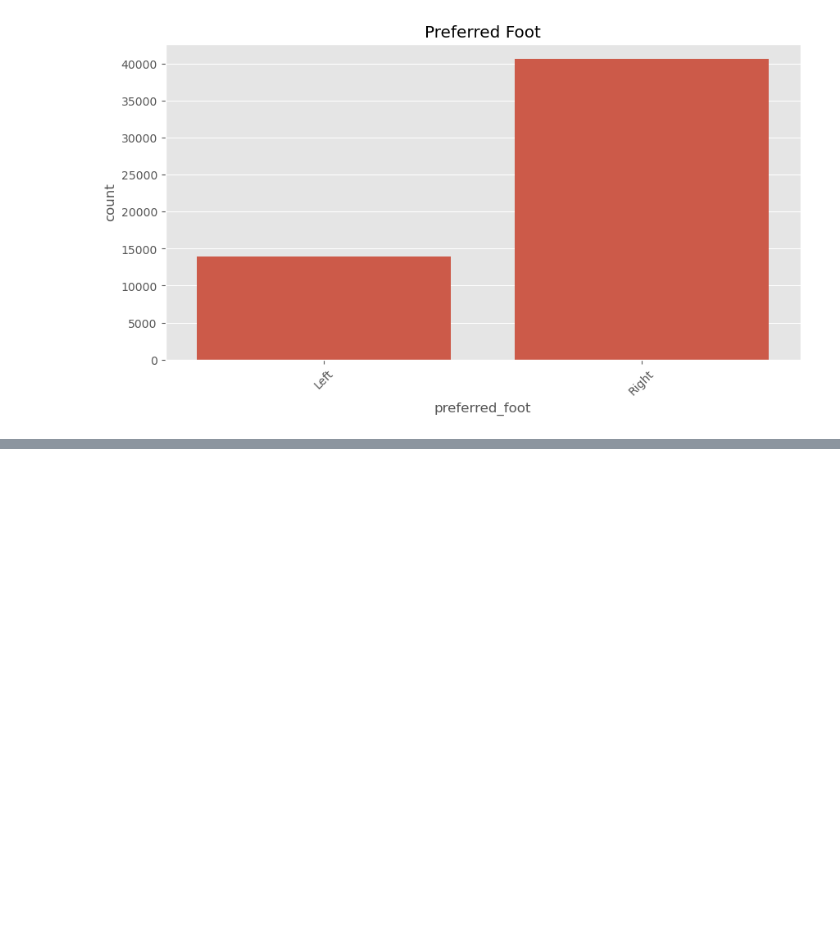
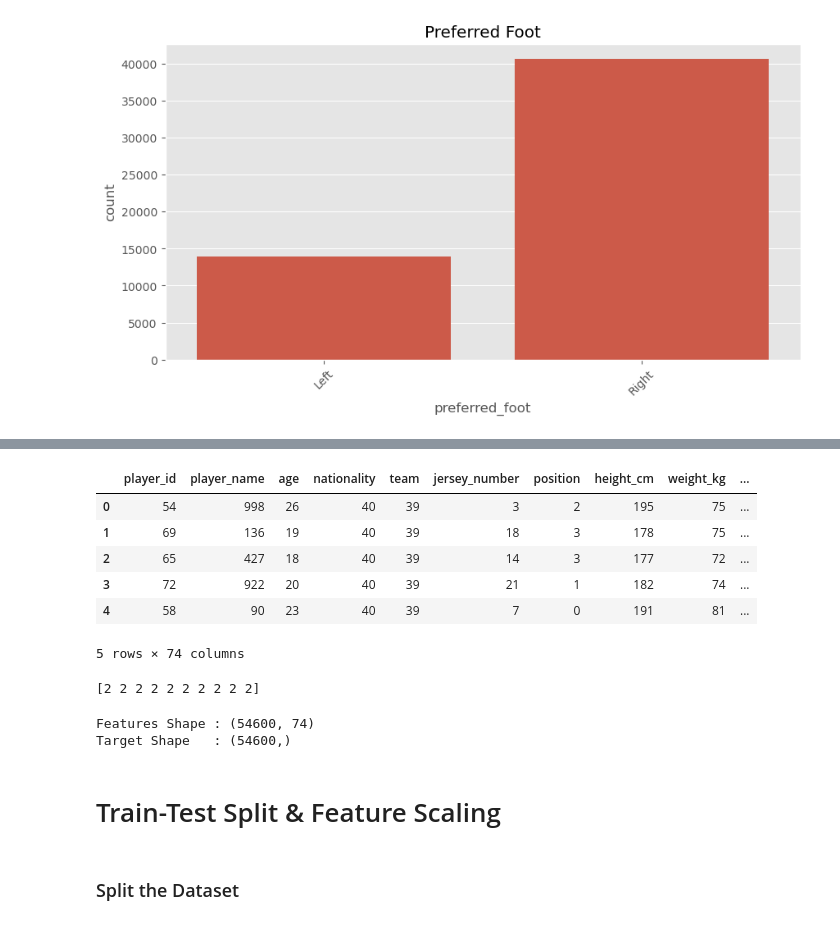
Before and after one commit to ommate1507/Gen-Ai, a Jupyter notebook: Classification.ipynb, the cells around one changed output, grey strips where cells are left out. Drawn from its saved outputs; the diff is of its cells as text; code cells hidden in the pictures; blank space fills up the shorter version.

```diff
--- a/Classification.ipynb
+++ b/Classification.ipynb
@@ -295,0 +320,7 @@ plt.show()
+# %%
+target_column = "match_result"
+
+y = df_clean[target_column]
+
+print("Target Variable:")
+print(y.head())
@@ -295,0 +337,3 @@ plt.show()
+# %%
+X=df_clean.drop(columns=[target_column])
+print("Feaature shape;",X.shape)
@@ -295,0 +344,4 @@ plt.show()
+# %%
+categorical_columns = X.select_dtypes(include=["object"]).columns
+
+print(categorical_columns)
@@ -295,0 +380,9 @@ plt.show()
+# %%
+from sklearn.preprocessing import LabelEncoder
+
+label_encoder = LabelEncoder()
+
+for column in categorical_columns:
+    X[column] = label_encoder.fit_transform(X[column].astype(str))
+
+print("Categorical columns encoded successfully.")
@@ -295,0 +419,22 @@ plt.show()
+# %%
+X.head()
+# %% [output]
+|  | player_id | player_name | age | nationality | team | jersey_number | position | height_cm | weight_kg | ... |
+| 0 | 54 | 998 | 26 | 40 | 39 | 3 | 2 | 195 | 75 | ... |
+| 1 | 69 | 136 | 19 | 40 | 39 | 18 | 3 | 178 | 75 | ... |
+| 2 | 65 | 427 | 18 | 40 | 39 | 14 | 3 | 177 | 72 | ... |
+| 3 | 72 | 922 | 20 | 40 | 39 | 21 | 1 | 182 | 74 | ... |
+| 4 | 58 | 90 | 23 | 40 | 39 | 7 | 0 | 191 | 81 | ... |
+5 rows × 74 columns
+# %%
+print(y[:10])
+# %% [output]
+[2 2 2 2 2 2 2 2 2 2]
+# %%
+print("Features Shape :", X.shape)
+print("Target Shape   :", y.shape)
+# %% [output]
+Features Shape : (54600, 74)
+Target Shape   : (54600,)
+# %% [markdown]
+# Train-Test Split & Feature Scaling
@@ -295,0 +444,2 @@ plt.show()
+# %% [markdown]
+### Split the Dataset
```
Also changed, not shown: parts of 24 cells of this notebook.
